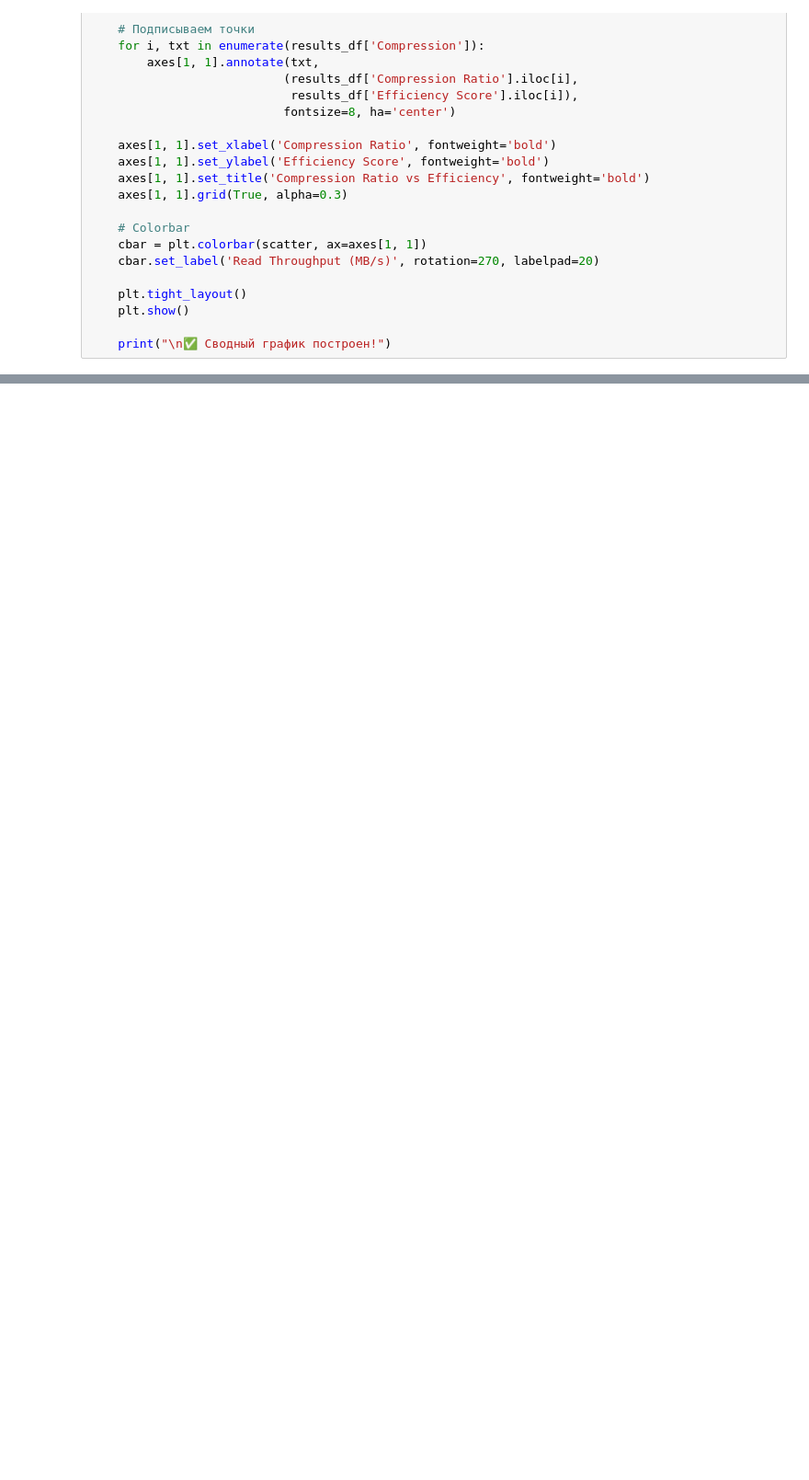
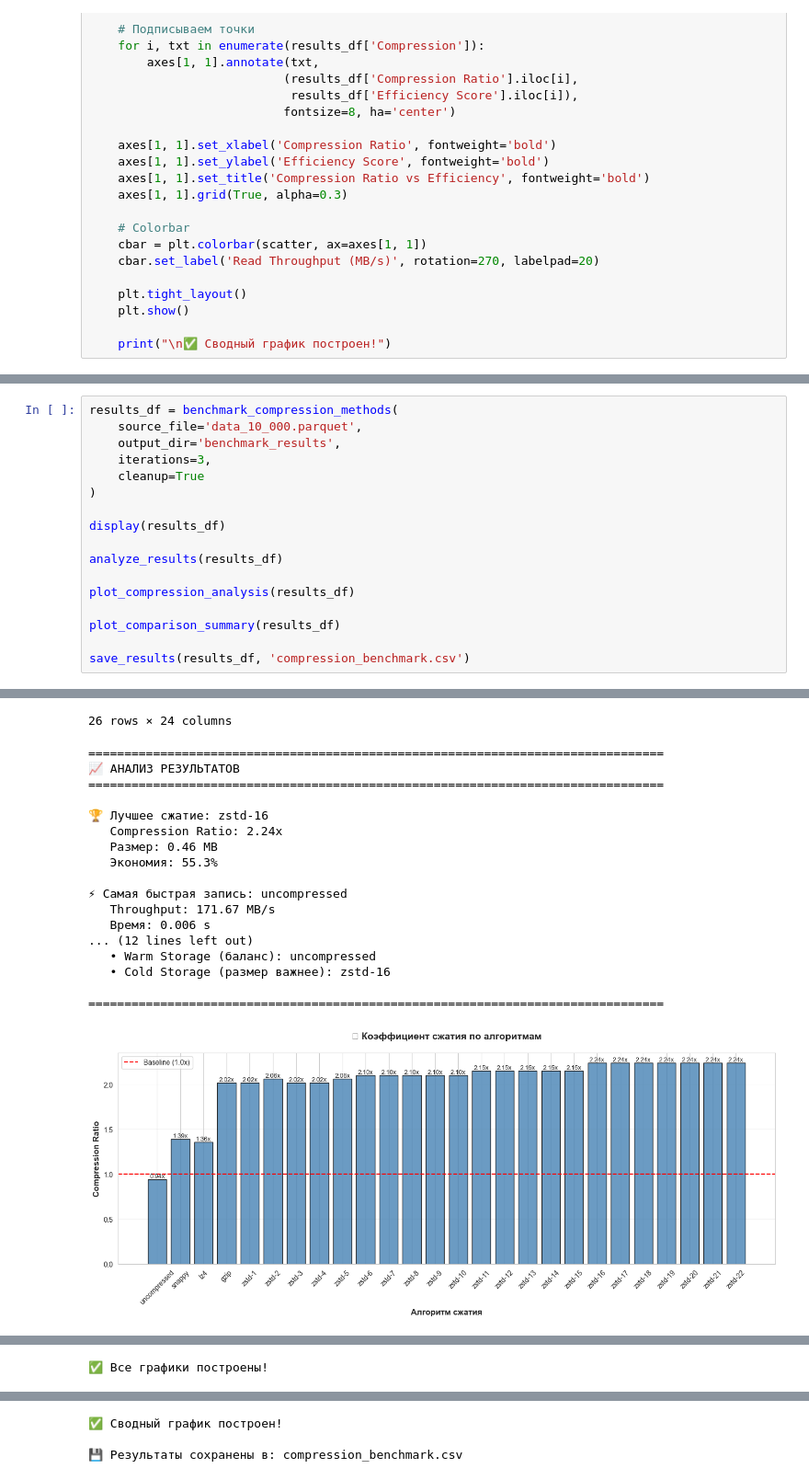
Before and after one commit to k0rsakov/pet_project_compression_data, a Jupyter notebook: benchmark.ipynb, the cells around one changed output, grey strips where cells are left out. Shown at 92% size. Cells and saved outputs as stored; diff of their text form; blank space fills up the shorter version.

```diff
--- a/benchmark.ipynb
+++ b/benchmark.ipynb
@@ -547,0 +630,18 @@ def plot_comparison_summary(results_df):
+# %%
+results_df = benchmark_compression_methods(
+    source_file='data_10_000.parquet',
+    output_dir='benchmark_results',
+    iterations=3,
+    cleanup=True
+)
+
+display(results_df)
+
+analyze_results(results_df)
+
+plot_compression_analysis(results_df)
+
+plot_comparison_summary(results_df)
+
+save_results(results_df, 'compression_benchmark.csv')
+# %% [output]
@@ -547,0 +682,19 @@ def plot_comparison_summary(results_df):
+26 rows × 24 columns
+================================================================================
+📈 АНАЛИЗ РЕЗУЛЬТАТОВ
+================================================================================
+
+🏆 Лучшее сжатие: zstd-16
+   Compression Ratio: 2.24x
+   Размер: 0.46 MB
+   Экономия: 55.3%
+
+⚡ Самая быстрая запись: uncompressed
+   Throughput: 171.67 MB/s
+   Время: 0.006 s
+... (12 lines left out)
+   • Warm Storage (баланс): uncompressed
+   • Cold Storage (размер важнее): zstd-16
+
+================================================================================
+[figure, added]
@@ -547,0 +705 @@ def plot_comparison_summary(results_df):
+✅ Все графики построены!
@@ -547,0 +707,3 @@ def plot_comparison_summary(results_df):
+✅ Сводный график построен!
+
+💾 Результаты сохранены в: compression_benchmark.csv
```
Also changed, not shown: parts of 7 cells of this notebook, 2 other files.
